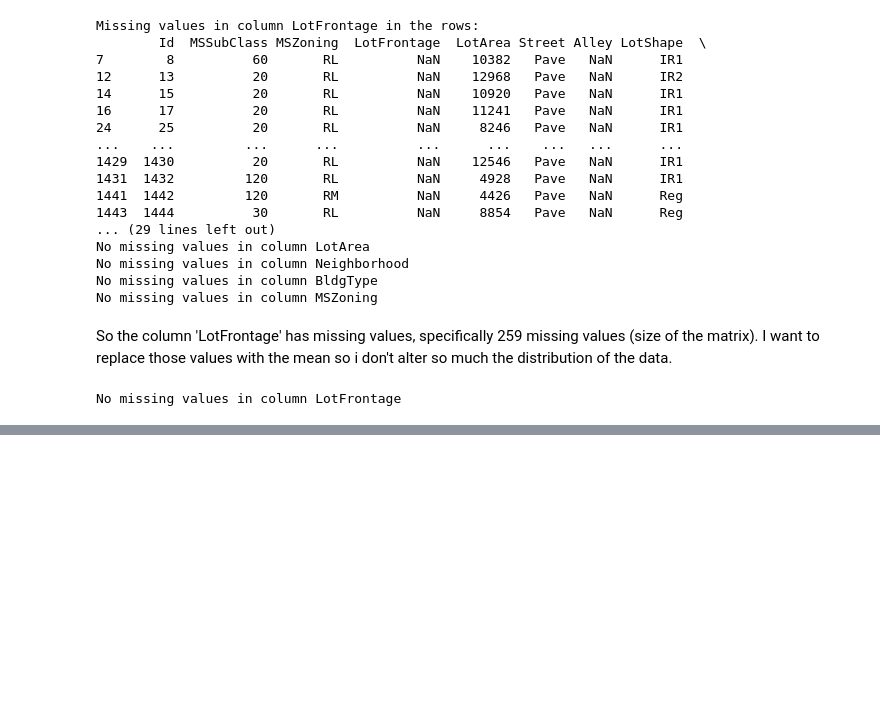
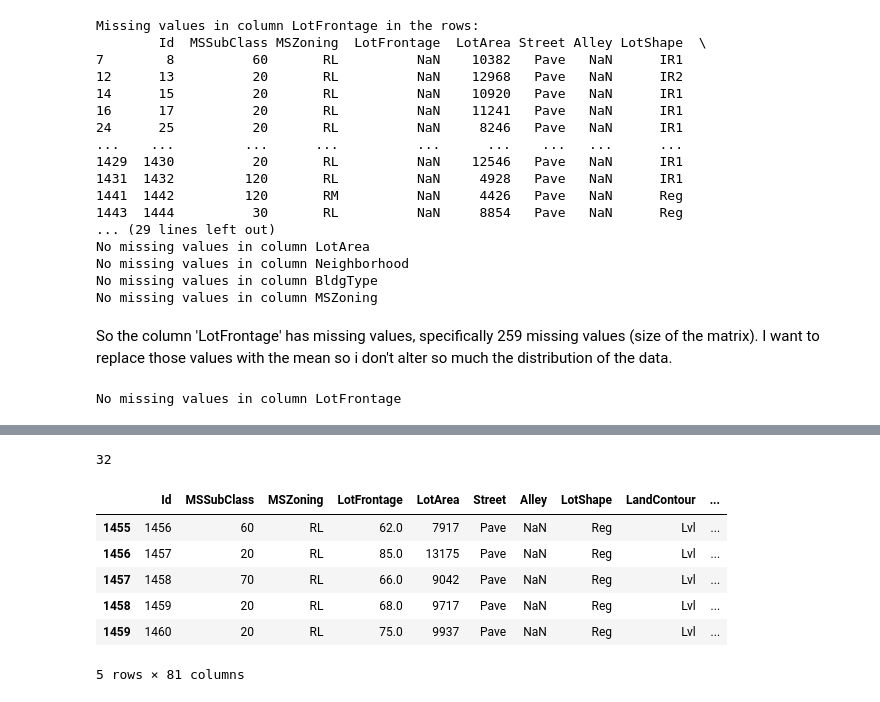
Before and after one commit to pyagoes/dsp-paula-yago, a Jupyter notebook: notebooks/house-prices-modeling.ipynb, the cells around one changed output, grey strips where cells are left out. Cells and saved outputs as stored; diff of their text form; code cells hidden in the pictures; blank space fills up the shorter version.

```diff
--- a/notebooks/house-prices-modeling.ipynb
+++ b/notebooks/house-prices-modeling.ipynb
@@ -98,10 +97,10 @@ No missing values in column MSZoning
 So the column 'LotFrontage' has missing values, specifically 259 missing values (size of the matrix). I want to replace those values with the mean so i don't alter so much the distribution of the data.
 # %%
 # calculating the mean
-mean_lotfrontage = train['LotFrontage'].mean()
+mean_lotfrontage = df['LotFrontage'].mean()
 
 # replacing the missing values with the mean
-train['LotFrontage'].fillna(mean_lotfrontage, inplace=True)
+df['LotFrontage'].fillna(mean_lotfrontage, inplace=True)
 # %%
 # let's do it again to check that it was done correctly
 columns = ['LotFrontage']
@@ -161,0 +140,16 @@ test['MSZoning'].fillna(mean_lotfrontage_test, inplace=True)
+# %%
+df[useful_features].duplicated(keep='first').sum()
+# %% [output]
+32
+# %%
+#df = df[~df[useful_features].duplicated(keep='first')]
+# or just use drop_duplicates
+df.tail()
+# %% [output]
+|  | Id | MSSubClass | MSZoning | LotFrontage | LotArea | Street | Alley | LotShape | LandContour | ... |
+| 1455 | 1456 | 60 | RL | 62.0 | 7917 | Pave | NaN | Reg | Lvl | ... |
+| 1456 | 1457 | 20 | RL | 85.0 | 13175 | Pave | NaN | Reg | Lvl | ... |
+| 1457 | 1458 | 70 | RL | 66.0 | 9042 | Pave | NaN | Reg | Lvl | ... |
+| 1458 | 1459 | 20 | RL | 68.0 | 9717 | Pave | NaN | Reg | Lvl | ... |
+| 1459 | 1460 | 20 | RL | 75.0 | 9937 | Pave | NaN | Reg | Lvl | ... |
+5 rows × 81 columns
```
Also changed, not shown: parts of 41 cells of this notebook, 1 other file.
